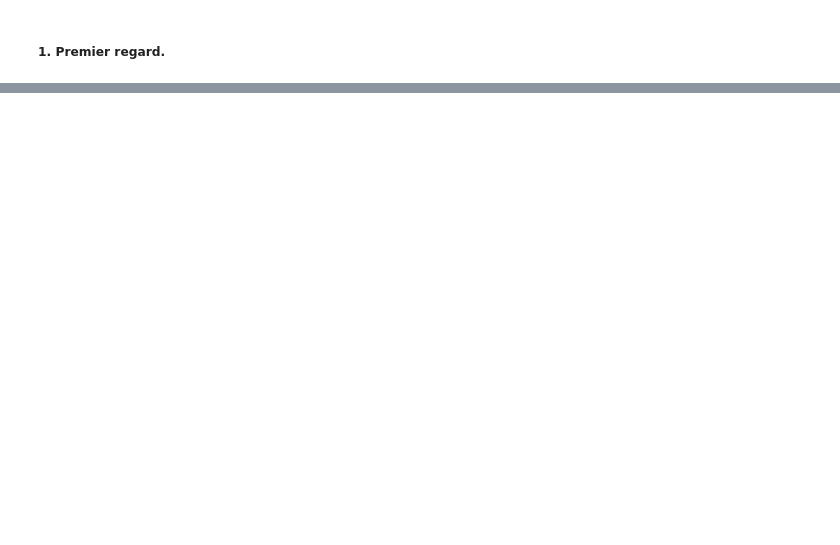
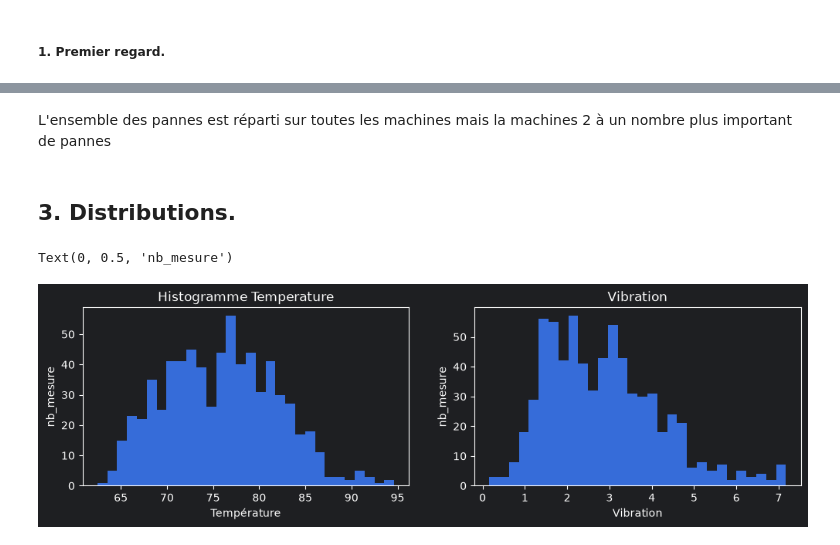
Before and after one commit to Thenvd1134/R313_Apprentissage_non_supervise, a Jupyter notebook: TP1/CR_TP1_RIVAUD.ipynb, the cells around one changed output, grey strips where cells are left out. Cells and saved outputs as stored; diff of their text form; code cells hidden in the pictures; blank space fills up the shorter version.

```diff
--- a/TP1/CR_TP1_RIVAUD.ipynb
+++ b/TP1/CR_TP1_RIVAUD.ipynb
@@ -40,0 +90,17 @@ memory usage: 90.8 KB
+# %% [markdown]
+L'ensemble des pannes est réparti sur toutes les machines mais la machines 2 à un nombre plus important de pannes
+# %% [markdown]
+## 3. Distributions.
+# %%
+fig, axes = plt.subplots(1,2, figsize=(12,3))
+axes[0].hist(df["temperature"].dropna(), bins=30)
+axes[1].hist(df["vibration"].dropna(), bins=30)
+axes[0].set_title("Histogramme Temperature")
+axes[1].set_title("Vibration")
+axes[0].set_xlabel("Température")
+axes[1].set_xlabel("Vibration")
+axes[0].set_ylabel("nb_mesure")
+axes[1].set_ylabel("nb_mesure")
+# %% [output]
+Text(0, 0.5, 'nb_mesure')
+[figure, added]
```
Also changed, not shown: parts of 6 cells of this notebook.
